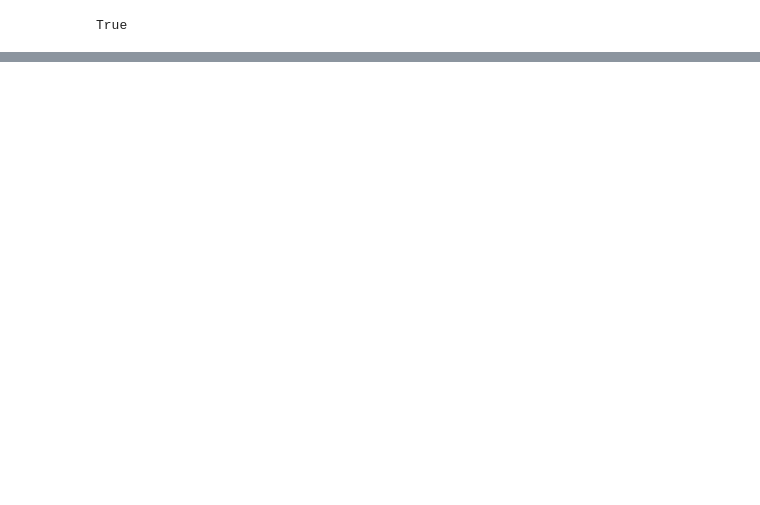
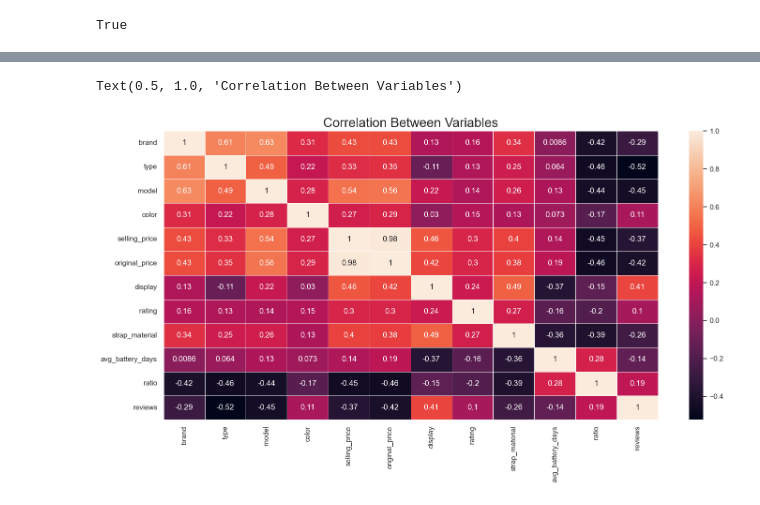
Before and after one commit to Shantik998/Capstone-Project, a Jupyter notebook: Capstone_Project.ipynb, the cells around one changed output, grey strips where cells are left out. Cells and saved outputs as stored; diff of their text form; code cells hidden in the pictures; blank space fills up the shorter version.

```diff
--- a/Capstone_Project.ipynb
+++ b/Capstone_Project.ipynb
@@ -81,0 +956,8 @@ True
+# %%
+quantitative_data = df_ratio.copy()
+
+quantitative_data[["brand", "type", "model", "color", "display", "strap_material"]] = df_ratio[["brand", "type", "model", "color", "display", "strap_material"]].apply(lambda x: pd.factorize(x)[0])
+labels = df_ratio[["brand", "type", "model", "color", "display", "strap_material"]].apply(lambda x: pd.factorize(x)[1])
+
+correlation_data = quantitative_data.corr(method='pearson', min_periods=1)
+correlation_data
@@ -81,0 +978,7 @@ True
+# %%
+corr_heatmap = sns.heatmap(correlation_data, linewidths=.5, annot=True)
+
+corr_heatmap.set_title('Correlation Between Variables', fontsize=20)
+# %% [output]
+Text(0.5, 1.0, 'Correlation Between Variables')
+[figure, added]
```
Also changed, not shown: parts of 125 cells of this notebook.
